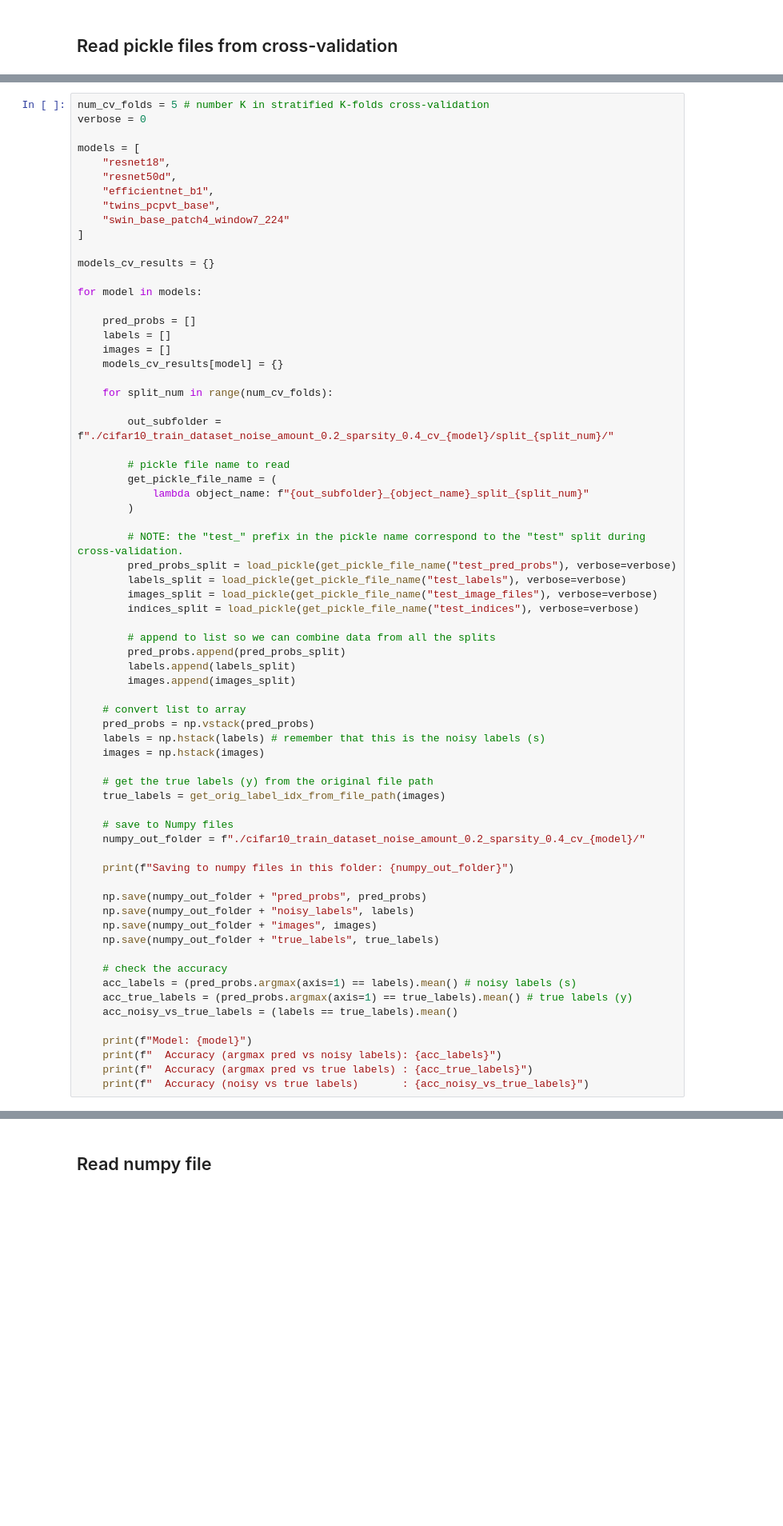
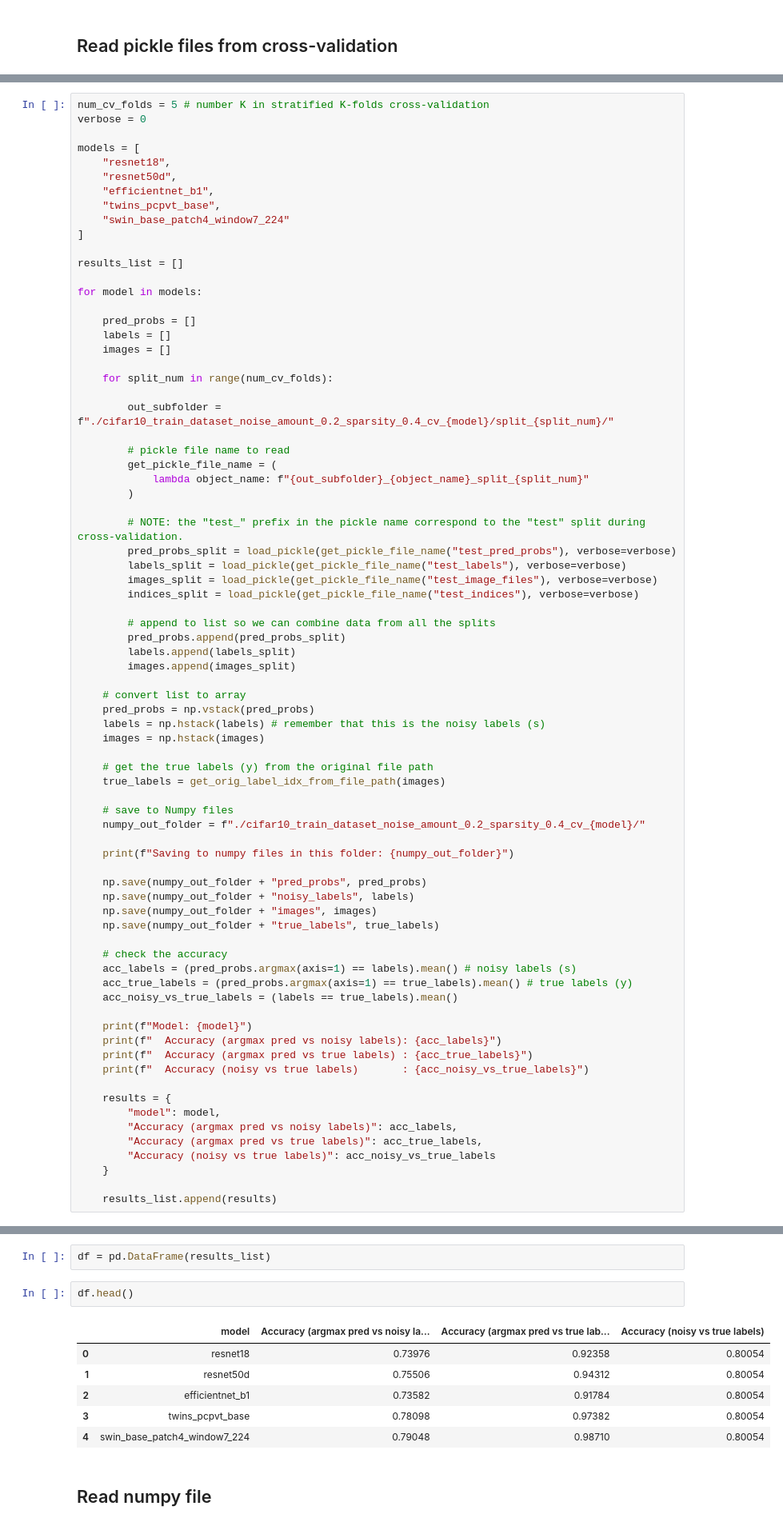
Before and after one commit to cleanlab/label-error-detection-benchmarks, a Jupyter notebook: src/experiments/cifar10/2_Save_Cross_Val_Results_To_Numpy.ipynb, the cells around one changed output, grey strips where cells are left out. Shown: that part at 80% size. Cells and saved outputs as stored; diff of their text form; blank space fills up the shorter version.

```diff
--- a/src/experiments/cifar10/2_Save_Cross_Val_Results_To_Numpy.ipynb
+++ b/src/experiments/cifar10/2_Save_Cross_Val_Results_To_Numpy.ipynb
@@ -59,14 +60,13 @@ models = [
     "swin_base_patch4_window7_224"
 ]
 
-models_cv_results = {}
+results_list = []
 
 for model in models:
 
     pred_probs = []
     labels = []
     images = []
-    models_cv_results[model] = {}
 
     for split_num in range(num_cv_folds):
 
@@ -115,6 +115,15 @@ for model in models:
     print(f"  Accuracy (argmax pred vs noisy labels): {acc_labels}")
     print(f"  Accuracy (argmax pred vs true labels) : {acc_true_labels}")
     print(f"  Accuracy (noisy vs true labels)       : {acc_noisy_vs_true_labels}")
+
+    results = {
+        "model": model,
+        "Accuracy (argmax pred vs noisy labels)": acc_labels,
+        "Accuracy (argmax pred vs true labels)": acc_true_labels,
+        "Accuracy (noisy vs true labels)": acc_noisy_vs_true_labels
+    }
+
+    results_list.append(results)
 # %% [output]
 Saving to numpy files in this folder: ./cifar10_train_dataset_noise_amount_0.2_sparsity_0.4_cv_resnet18/
 Model: resnet18
@@ -136,3 +147,14 @@ Model: swin_base_patch4_window7_224
+# %%
+df = pd.DataFrame(results_list)
+# %%
+df.head()
+# %% [output]
+|  | model | Accuracy (argmax pred vs noisy la... | Accuracy (argmax pred vs true lab... | Accuracy (noisy vs true labels) |
+| 0 | resnet18 | 0.73976 | 0.92358 | 0.80054 |
+| 1 | resnet50d | 0.75506 | 0.94312 | 0.80054 |
+| 2 | efficientnet_b1 | 0.73582 | 0.91784 | 0.80054 |
+| 3 | twins_pcpvt_base | 0.78098 | 0.97382 | 0.80054 |
+| 4 | swin_base_patch4_window7_224 | 0.79048 | 0.98710 | 0.80054 |
 # %% [markdown]
 ## Read numpy file
 # %%
```
Also changed, not shown: parts of 2 cells of this notebook, 2 other files.
